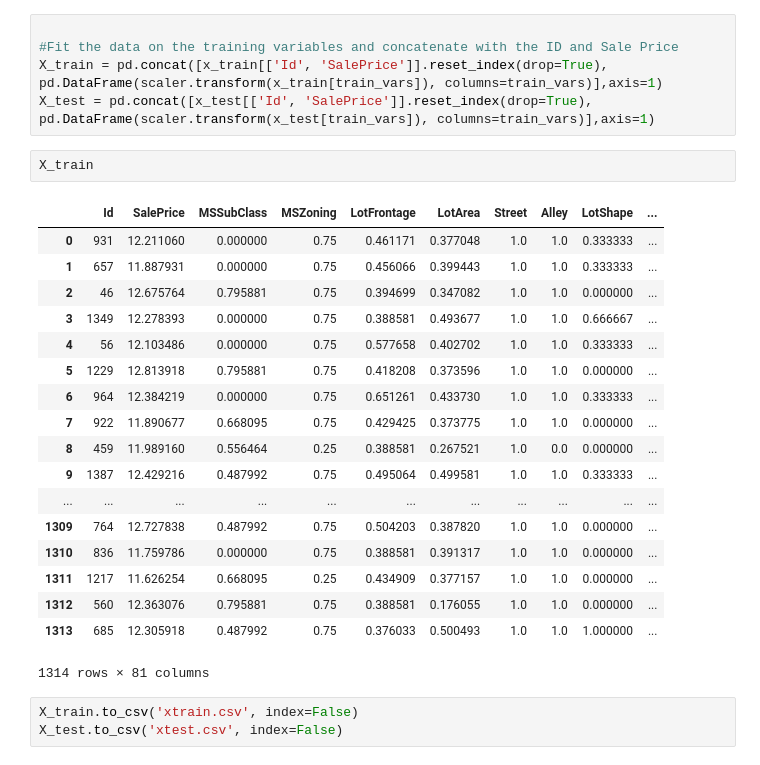
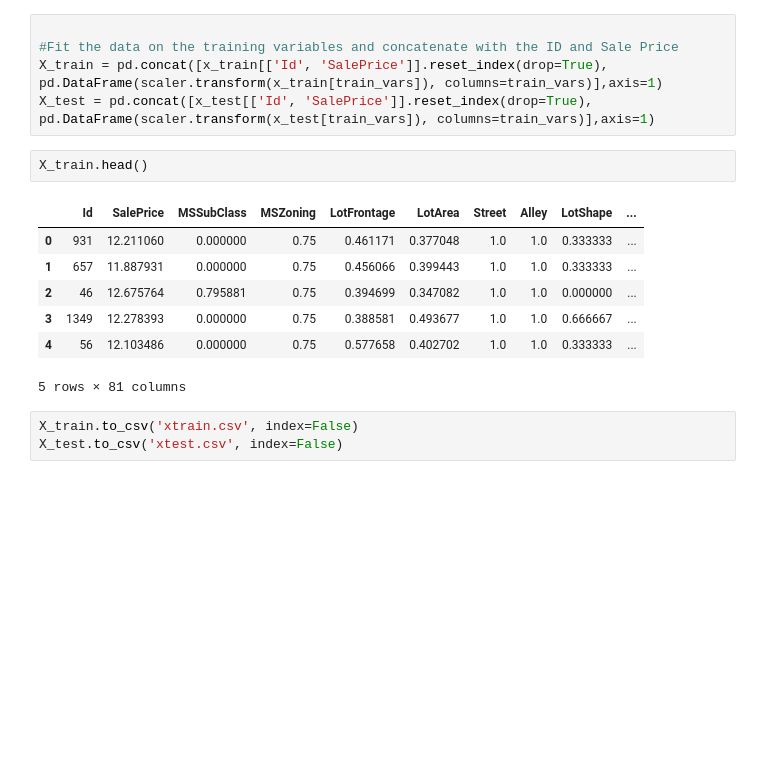
Before and after one commit to atifs/Machine-Learning-Infrastructure, a Jupyter notebook: Feature Engineering.ipynb, the cells around one changed output. Saved outputs shown, nothing was run; the diff lists cells and outputs as text; blank space fills up the shorter version.

```diff
--- a/Feature Engineering.ipynb
+++ b/Feature Engineering.ipynb
@@ -232,26 +232,15 @@ MinMaxScaler(copy=True, feature_range=(0, 1))
 X_train = pd.concat([x_train[['Id', 'SalePrice']].reset_index(drop=True), pd.DataFrame(scaler.transform(x_train[train_vars]), columns=train_vars)],axis=1)
 X_test = pd.concat([x_test[['Id', 'SalePrice']].reset_index(drop=True), pd.DataFrame(scaler.transform(x_test[train_vars]), columns=train_vars)],axis=1)
 # %%
-X_train
+X_train.head()
 # %% [output]
 |  | Id | SalePrice | MSSubClass | MSZoning | LotFrontage | LotArea | Street | Alley | LotShape | ... |
 | 0 | 931 | 12.211060 | 0.000000 | 0.75 | 0.461171 | 0.377048 | 1.0 | 1.0 | 0.333333 | ... |
 | 1 | 657 | 11.887931 | 0.000000 | 0.75 | 0.456066 | 0.399443 | 1.0 | 1.0 | 0.333333 | ... |
 | 2 | 46 | 12.675764 | 0.795881 | 0.75 | 0.394699 | 0.347082 | 1.0 | 1.0 | 0.000000 | ... |
 | 3 | 1349 | 12.278393 | 0.000000 | 0.75 | 0.388581 | 0.493677 | 1.0 | 1.0 | 0.666667 | ... |
 | 4 | 56 | 12.103486 | 0.000000 | 0.75 | 0.577658 | 0.402702 | 1.0 | 1.0 | 0.333333 | ... |
-| 5 | 1229 | 12.813918 | 0.795881 | 0.75 | 0.418208 | 0.373596 | 1.0 | 1.0 | 0.000000 | ... |
-| 6 | 964 | 12.384219 | 0.000000 | 0.75 | 0.651261 | 0.433730 | 1.0 | 1.0 | 0.333333 | ... |
-| 7 | 922 | 11.890677 | 0.668095 | 0.75 | 0.429425 | 0.373775 | 1.0 | 1.0 | 0.000000 | ... |
-| 8 | 459 | 11.989160 | 0.556464 | 0.25 | 0.388581 | 0.267521 | 1.0 | 0.0 | 0.000000 | ... |
-| 9 | 1387 | 12.429216 | 0.487992 | 0.75 | 0.495064 | 0.499581 | 1.0 | 1.0 | 0.333333 | ... |
-| ... | ... | ... | ... | ... | ... | ... | ... | ... | ... | ... |
-| 1309 | 764 | 12.727838 | 0.487992 | 0.75 | 0.504203 | 0.387820 | 1.0 | 1.0 | 0.000000 | ... |
-| 1310 | 836 | 11.759786 | 0.000000 | 0.75 | 0.388581 | 0.391317 | 1.0 | 1.0 | 0.000000 | ... |
-| 1311 | 1217 | 11.626254 | 0.668095 | 0.25 | 0.434909 | 0.377157 | 1.0 | 1.0 | 0.000000 | ... |
-| 1312 | 560 | 12.363076 | 0.795881 | 0.75 | 0.388581 | 0.176055 | 1.0 | 1.0 | 0.000000 | ... |
-| 1313 | 685 | 12.305918 | 0.487992 | 0.75 | 0.376033 | 0.500493 | 1.0 | 1.0 | 1.000000 | ... |
-1314 rows × 81 columns
+5 rows × 81 columns
 # %%
 X_train.to_csv('xtrain.csv', index=False)
 X_test.to_csv('xtest.csv', index=False)
```
Also changed, not shown: 2 other files.
